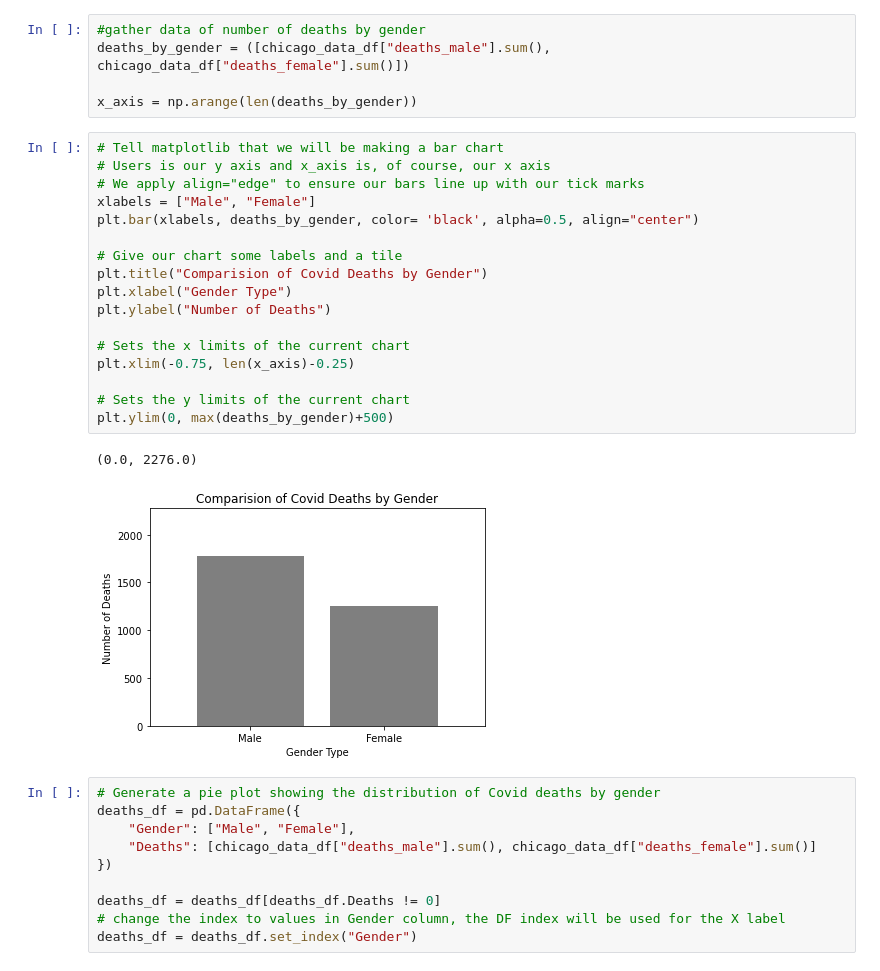
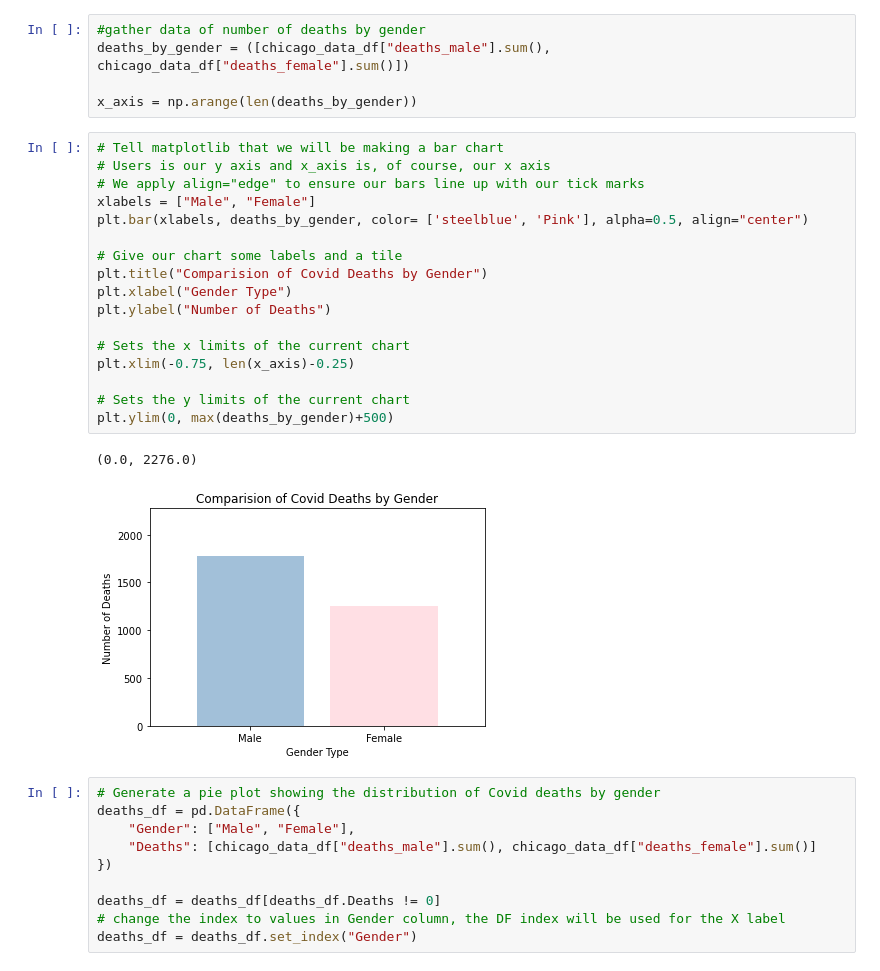
Before and after one commit to robertjbowen/Project-1_Healthcare, a Jupyter notebook: Chicago_DataMB.ipynb, the cells around one changed output. Saved outputs shown, nothing was run; the diff lists cells and outputs as text.

```diff
--- a/Chicago_DataMB.ipynb
+++ b/Chicago_DataMB.ipynb
@@ -61,23 +61,23 @@ x_axis = np.arange(len(deaths_by_gender))
 # %%
 # Tell matplotlib that we will be making a bar chart
 # Users is our y axis and x_axis is, of course, our x axis
 # We apply align="edge" to ensure our bars line up with our tick marks
 xlabels = ["Male", "Female"]
-plt.bar(xlabels, deaths_by_gender, color= 'black', alpha=0.5, align="center")
+plt.bar(xlabels, deaths_by_gender, color= ['steelblue', 'Pink'], alpha=0.5, align="center")
 
 # Give our chart some labels and a tile
 plt.title("Comparision of Covid Deaths by Gender")
 plt.xlabel("Gender Type")
 plt.ylabel("Number of Deaths")
 
 # Sets the x limits of the current chart
 plt.xlim(-0.75, len(x_axis)-0.25)
 
 # Sets the y limits of the current chart
 plt.ylim(0, max(deaths_by_gender)+500)
 # %% [output]
 (0.0, 2276.0)
-[figure, old version]
+[figure, new version]
 # %%
 # Generate a pie plot showing the distribution of Covid deaths by gender
 deaths_df = pd.DataFrame({
```
Also changed, not shown: parts of 22 cells of this notebook.
